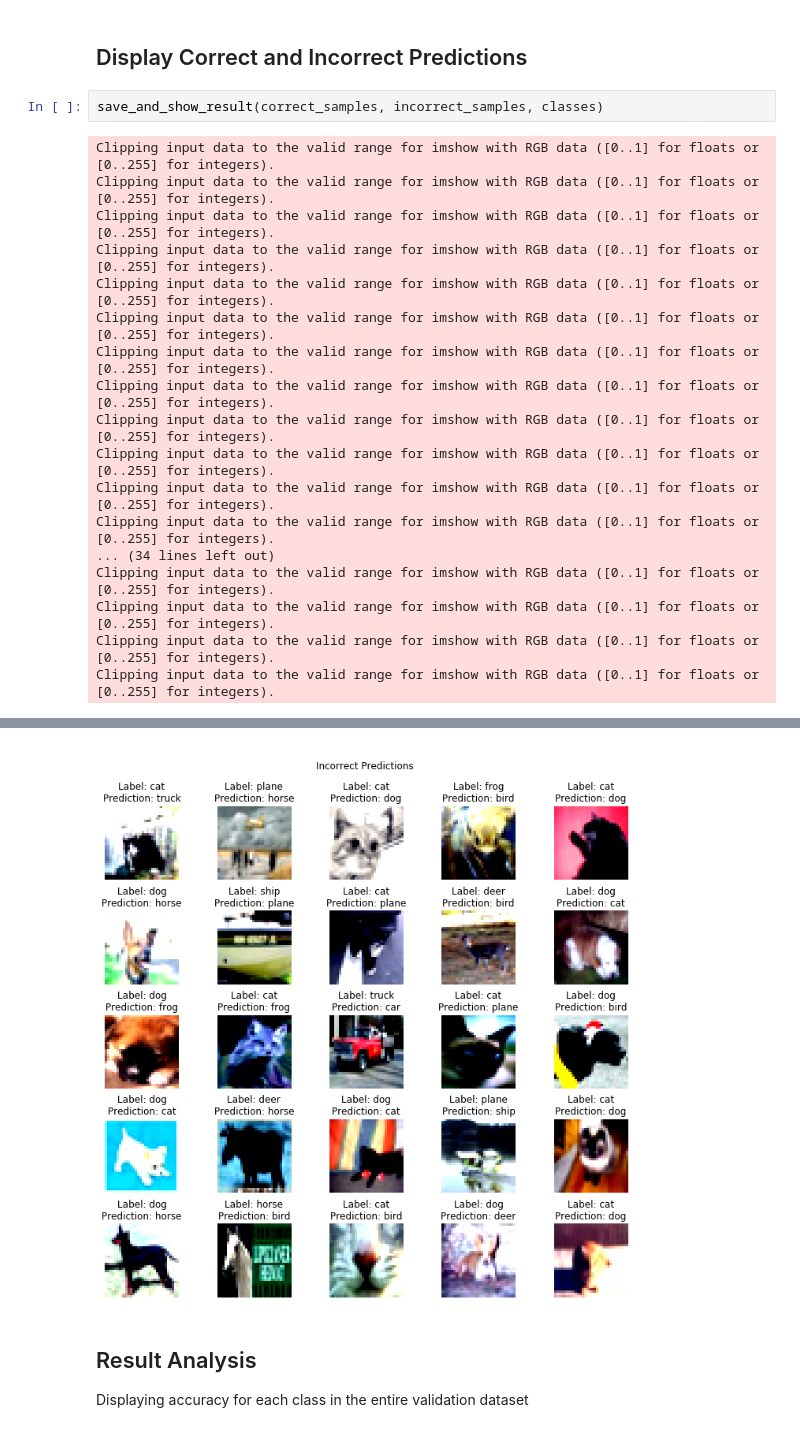
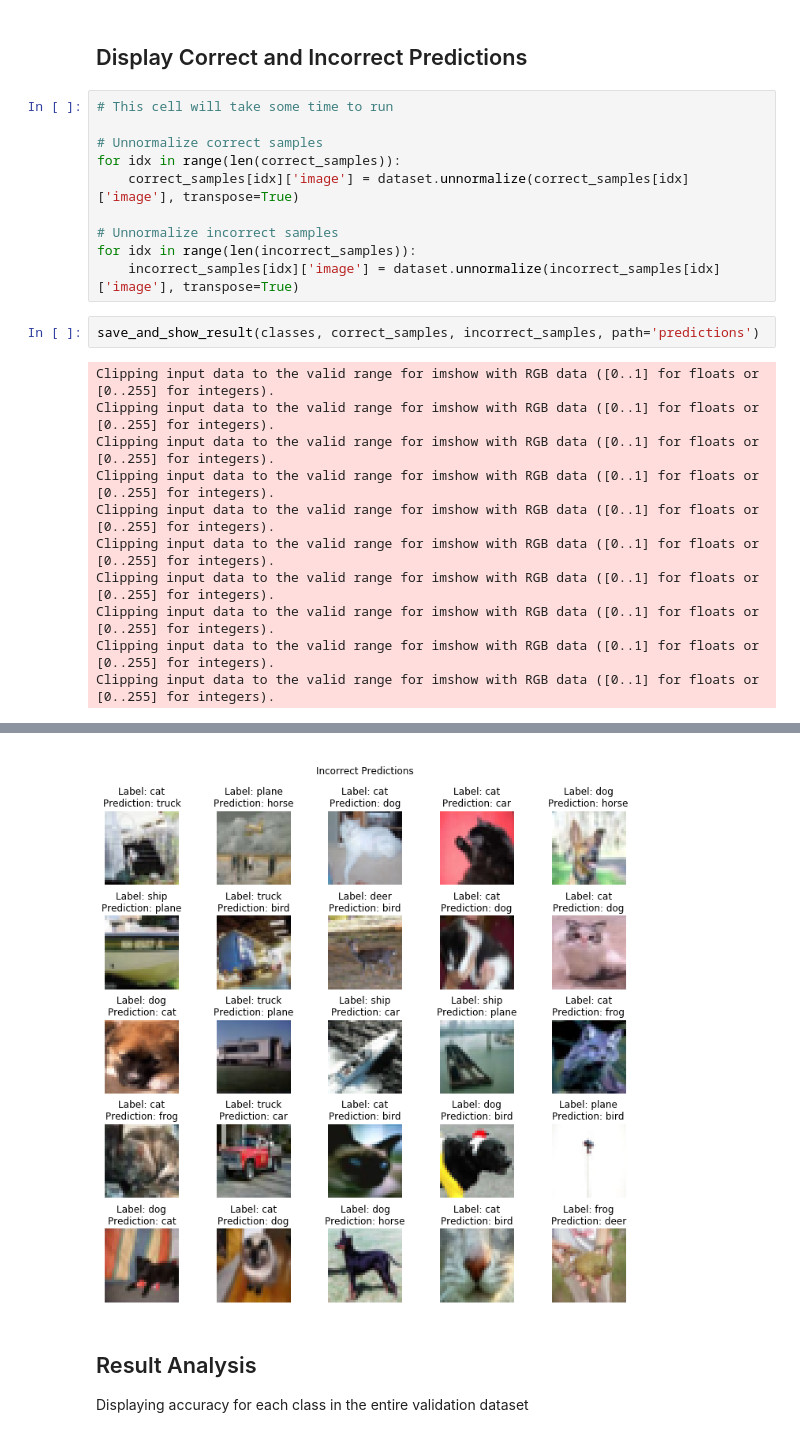
Before and after one commit to shan18/TensorNet, a Jupyter notebook: examples/tensornet_advanced.ipynb, the cells around one changed output, grey strips where cells are left out. Saved outputs shown, nothing was run; the diff lists cells and outputs as text.

Commit message:
Update version to 0.0.4, fix bugs and update examples
    - README, __init__: Update version
    - *.ipynb: Updated examples
    - utils, visual: Fix bugs related to image unnormalization

```diff
--- a/examples/tensornet_advanced.ipynb
+++ b/examples/tensornet_advanced.ipynb
@@ -234,7 +293,17 @@ Clipping input data to the valid range for imshow with RGB data ([0..1] for floa
 # %% [markdown]
 ## Display Correct and Incorrect Predictions
+# %%
+# This cell will take some time to run
+
+# Unnormalize correct samples
+for idx in range(len(correct_samples)):
+    correct_samples[idx]['image'] = dataset.unnormalize(correct_samples[idx]['image'], transpose=True)
+
+# Unnormalize incorrect samples
+for idx in range(len(incorrect_samples)):
+    incorrect_samples[idx]['image'] = dataset.unnormalize(incorrect_samples[idx]['image'], transpose=True)
 # %%
-save_and_show_result(correct_samples, incorrect_samples, classes)
+save_and_show_result(classes, correct_samples, incorrect_samples, path='predictions')
 # %% [output]
 Clipping input data to the valid range for imshow with RGB data ([0..1] for floats or [0..255] for integers).
 Clipping input data to the valid range for imshow with RGB data ([0..1] for floats or [0..255] for integers).
@@ -246,10 +315,3 @@ Clipping input data to the valid range for imshow with RGB data ([0..1] for floa
 Clipping input data to the valid range for imshow with RGB data ([0..1] for floats or [0..255] for integers).
 Clipping input data to the valid range for imshow with RGB data ([0..1] for floats or [0..255] for integers).
 Clipping input data to the valid range for imshow with RGB data ([0..1] for floats or [0..255] for integers).
-Clipping input data to the valid range for imshow with RGB data ([0..1] for floats or [0..255] for integers).
-Clipping input data to the valid range for imshow with RGB data ([0..1] for floats or [0..255] for integers).
-... (34 lines left out)
-Clipping input data to the valid range for imshow with RGB data ([0..1] for floats or [0..255] for integers).
-Clipping input data to the valid range for imshow with RGB data ([0..1] for floats or [0..255] for integers).
-Clipping input data to the valid range for imshow with RGB data ([0..1] for floats or [0..255] for integers).
-Clipping input data to the valid range for imshow with RGB data ([0..1] for floats or [0..255] for integers).
@@ -257,4 +319,4 @@ Clipping input data to the valid range for imshow with RGB data ([0..1] for floa
-[figure, old version]
+[figure, new version]
 # %% [markdown]
 ## Result Analysis
 
```
Also changed, not shown: parts of 10 cells of this notebook, 5 other files.
